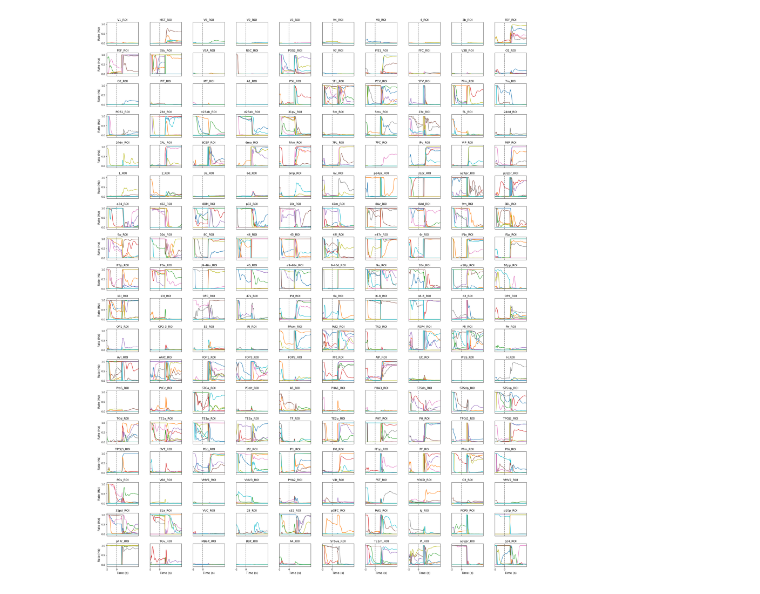
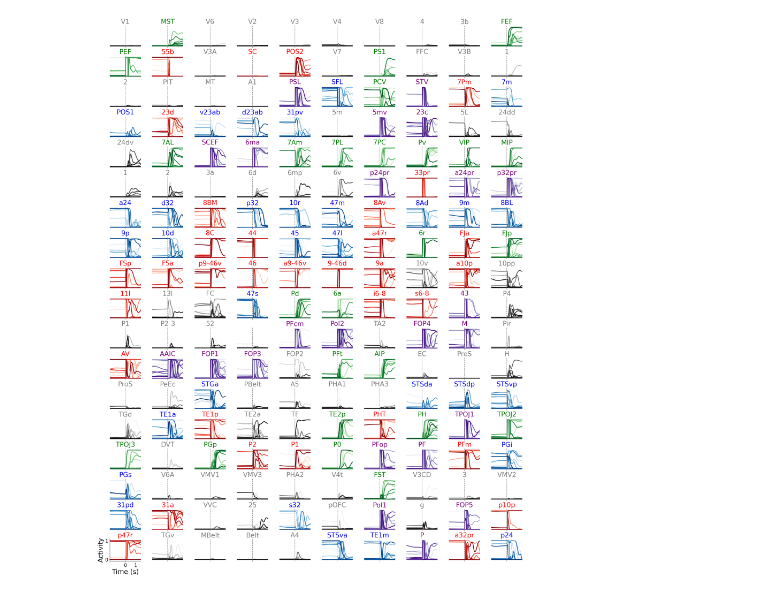
Before and after one commit to ulisespereira/brainwide, a Jupyter notebook: Fig6_human/dynamics.ipynb, the cells around one changed output. Drawn from its saved outputs; the diff is of its cells as text; code cells hidden in the pictures.

```diff
--- a/Fig6_human/dynamics.ipynb
+++ b/Fig6_human/dynamics.ipynb
@@ -149,8 +149,8 @@ connectivity.hebbian_symmetric.update_indexes(inds, amp_inds)
 # %%
 s_stim = 1
 #creating network
-modelparams['period'] = 7.
-modelparams['t_start']=3.5
+modelparams['period'] = 10.
+modelparams['t_start']=5.#3.5
 modelparams['t_stim']= .15
 #modelparams['beta'] = 1.9#1.5
 #modelparams['h0'] = 1.13#1.1
@@ -207,57 +207,100 @@ modelparams = model_parameters()
 time = results['time']
 r_ctx = results['rates_ctx']
 
-#name_grad = 'gradient_low_rank.pdf'
+name_grad = 'figures/SI_attractors_rates_fig_6_human.pdf'
 
-
-fs=12
+s_ticks = 20
+fs=28
+lw_fr = 3
 N_block = modelparams['N_block'] # resolution saved nurons
 N_recorded = modelparams['N_recorded'] # resolution saved nurons
 N_neu =int( N_block/int(N_block/N_recorded)) #number recorded neurons
 colors = plt.cm.hsv(np.linspace(0,1, N_neu))
 #names_ctx, inds_full = names_inds_ctx()
+modelparams['period'] = 10.
+modelparams['t_start']=5.#3.5
+modelparams['t_stim']= .15
 dt = modelparams['dt']
 t_start = modelparams['t_start']
 t_stop = modelparams['period']
 t_end = r_ctx.shape[0] * dt
+
+
+colors_greens = plt.cm.Greens(np.linspace(0,1, N_neu))
+colors_blues = plt.cm.Blues(np.linspace(0,1, N_neu))
+colors_reds = plt.cm.Reds(np.linspace(0, 1 , N_neu))
+colors_greys = plt.cm.Greys(np.linspace(0, 1 , N_neu))
+colors_purples = plt.cm.Purples(np.linspace(0, 1 , N_neu))
 
 # plotting altoghether
 fig, ax = plt.subplots(figsize=(25, 32),nrows=18, ncols=10)
 fig.tight_layout()
 l=0
 n_row= 0
 for row in ax:
     n_col=0
     for col in row:
         time = np.linspace(0, t_end , r_ctx.shape[0])
         if l<=179:
             ind_1 = l * N_neu
             ind_2 = (l+1) * N_neu
             #col.set_prop_cycle(cycler('color', colors))
-            col.plot(time, r_ctx[:, ind_1: ind_2:20])
-            col.set_title(areas['Row'][l].strip("L_"),fontsize = fs)
+            if l in FPN:
+                color = 'red'
+                for k in range(l * N_neu, (l+1)* N_neu, 10):
+                    col.plot(time, r_ctx[:, k], lw=lw_fr, color = colors_reds[k - l* N_neu])
+            elif l in DAN:
+                color = 'green'
+                for k in range(l * N_neu, (l+1)* N_neu, 10):
+                    col.plot(time, r_ctx[:, k], lw=lw_fr, color = colors_greens[k - l* N_neu])
+            elif l in DMN:
+                color = 'blue'
+                for k in range(l * N_neu, (l+1)* N_neu, 10):
+                    col.plot(time, r_ctx[:, k], lw=lw_fr, color = colors_blues[k - l* N_neu])
+            elif l in salience:
+                color = 'purple'
+                for k in range(l * N_neu, (l+1)* N_neu, 10):
+                    col.plot(time, r_ctx[:, k], lw=lw_fr, color = colors_purples[k - l* N_neu])
+            else:
+                color = 'grey'
+                for k in range(l * N_neu, (l+1)* N_neu, 10):
+                    col.plot(time, r_ctx[:, k], lw=lw_fr, color = colors_greys[k - l* N_neu])
+            col.set_title((areas['Row'][l].strip("L_")).strip("_ROI"),fontsize = fs, color=color)
         col.set_ylim([-.1,1.1])
         #col.set_xlim([t_start - 2, t_start + 8])
-        col.set_xlim([t_start - 2, t_end])
+        col.set_xlim([t_start - 1.5, t_start + 1.5])
         col.axvline(x=t_start, ymin=0, ymax=200, ls = '--',color='gray')
         if n_col!=0:
             col.set_yticks([])
+            col.set_xticks([])
+            col.spines['right'].set_visible(False)
+            col.spines['top'].set_visible(False)
+            col.spines['left'].set_visible(False)
+            col.spines['bottom'].set_visible(False)
         if n_row!=17:
             col.set_xticks([])
-        if n_col==0:
-            col.set_ylabel('Rate (Hz)', fontsize =fs)
-        if n_row==17:
+            col.set_yticks([])
+            col.spines['right'].set_visible(False)
+            col.spines['top'].set_visible(False)
+            col.spines['left'].set_visible(False)
+            col.spines['bottom'].set_visible(False)
+        if n_col==0 and n_row==17:
+            col.set_ylabel('Activity', fontsize =fs)
+            col.set_yticks([0, 1])
+            col.set_yticklabels([0, 1], fontsize = s_ticks)
             col.set_xlabel('Time (s)', fontsize = fs)
-            col.set_xticks([x for x in np.arange(t_start-2, t_start+2,2)])
-            col.set_xticklabels([x for x in np.arange(-2,2,2)])
+            col.set_xticks([t_start,  t_start+1.])
+            col.set_xticklabels([0, 1], fontsize = s_ticks)
+            col.spines['right'].set_visible(False)
+            col.spines['top'].set_visible(False)
 
         l+=1
         n_col+=1
     n_row+=1
     #plt.savefig(name, bbox_inches='tight')
-#plt.savefig(name_grad, bbox_inches='tight')
+plt.savefig(name_grad, bbox_inches='tight')
 # %% [output]
-[figure, old version]
+[figure, new version]
 # %%
 
 lw_ov = 3
```
Also changed, not shown: parts of 18 cells of this notebook, 1 other file.
